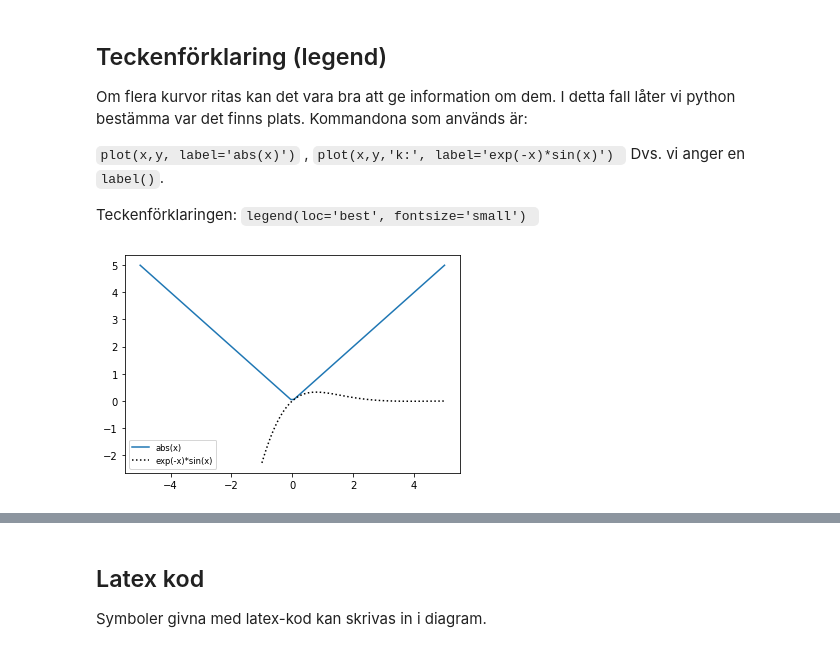
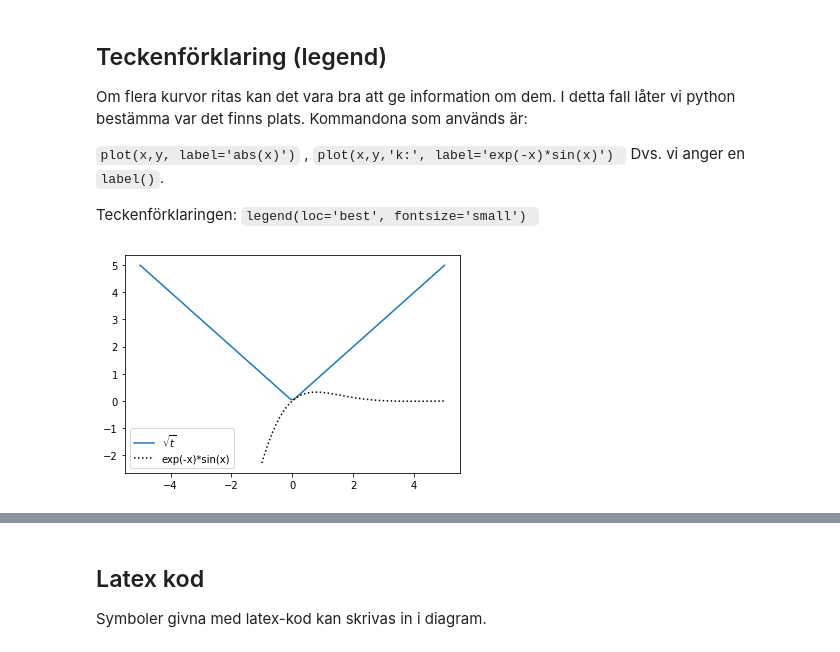
Before and after one commit to cognitrap/progr, a Jupyter notebook: plot2.ipynb, the cells around one changed output, grey strips where cells are left out. Drawn from its saved outputs; the diff is of its cells as text; code cells hidden in the pictures.

```diff
--- a/plot2.ipynb
+++ b/plot2.ipynb
@@ -243,22 +243,24 @@ Teckenförklaringen: `legend(loc='best', fontsize='small')
 # %%
 #import lite annorlunda denna gång
 from numpy import *
 from matplotlib.pyplot import *
 
 #abs(x)
 x=linspace(-5, 5, 100)
 y=abs(x)
-plot(x,y, label='abs(x)')
-
+#plot(x,y, label='abs(x)')
+plot(x,y, label=r'$\sqrt{t}$') #Obs LaTeX
 
 #exp(-x)*sin(x)
 x=linspace(-1, 5, 100)
 y=exp(-x)*sin(x)
 plot(x,y,'k:', label='exp(-x)*sin(x)')
+#plot(x,y,'k:', label=r'$e^{-x}\cdot\sin(x)$')
 
-legend(loc='best', fontsize='small')
+
+legend(loc='best', fontsize='medium')
 
 show()
 #savefig('plot.png')
 # %% [output]
-[figure, old version]
+[figure, new version]
```
Also changed, not shown: parts of 9 cells of this notebook, 2 other files.
